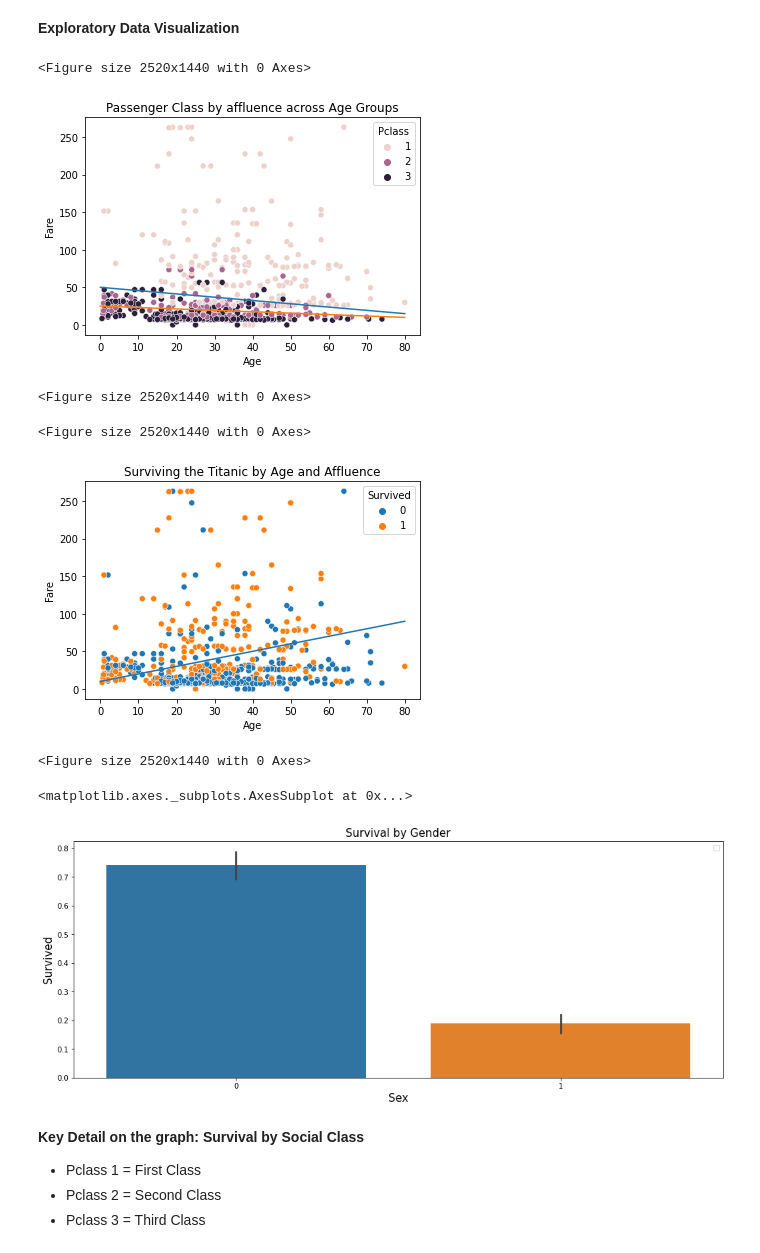
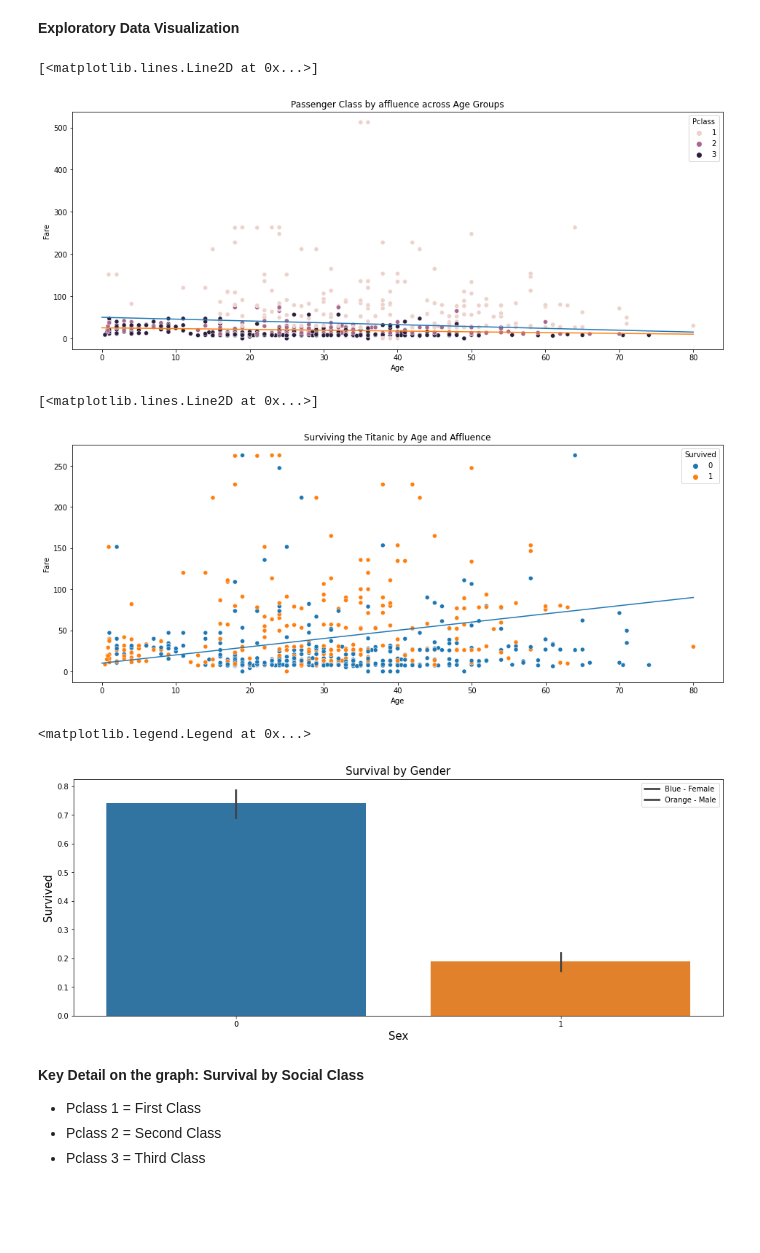
Before and after one commit to invest41/Surviving-the-Titanic, a Jupyter notebook: Titanic_Survival.ipynb, the cells around one changed output. Cells and saved outputs as stored; diff of their text form; code cells hidden in the pictures; blank space fills up the shorter version.

```diff
--- a/Titanic_Survival.ipynb
+++ b/Titanic_Survival.ipynb
@@ -237,45 +186,43 @@ You would've survived...
 # %%
 fares = df['Fare']
 age = df['Age']
 pclass = df['Pclass']
 
+plt.figure(figsize=(16,6))
 sns.scatterplot(age,fares,hue=pclass)
 plt.title('Passenger Class by affluence across Age Groups')
 plt.plot([0,80],[50,15]) #Gaussian NB
 plt.plot([0,80],[25,10])
-plt.figure(figsize=(35,20))
 # %% [output]
-<Figure size 2520x1440 with 0 Axes>
+[<matplotlib.lines.Line2D at 0x...>]
-[figure, old version]
+[figure, new version]
-<Figure size 2520x1440 with 0 Axes>
 # %%
 fares = df['Fare']
 age = df['Age'][::-1]
 pclass = df['Pclass']
 survv = df['Survived']
 
+plt.figure(figsize=(16,6))
 sns.scatterplot(age,fares,hue=survv)
 plt.title('Surviving the Titanic by Age and Affluence')
 plt.plot([0,80],[10,90]) #Logistic Regression
-plt.figure(figsize=(35,20))
 # %% [output]
-<Figure size 2520x1440 with 0 Axes>
+[<matplotlib.lines.Line2D at 0x...>]
-[figure, old version]
+[figure, new version]
-<Figure size 2520x1440 with 0 Axes>
 # %%
 gender = df['Sex']
 survival = df['Survived']
 
 
 plt.figure(figsize=(16,6))
+sns.barplot(x=gender,y=survival)
 plt.xlabel('Sex',fontsize=15)
 plt.ylabel('Survived', fontsize=15)
 plt.title('Survival by Gender',fontsize=15)
-plt.legend(['blue','orange'],loc="upper right")
-sns.barplot(x=gender,y=survival)
+plt.legend(['Blue - Female','Orange - Male'],loc="upper right")
 # %% [output]
-<matplotlib.axes._subplots.AxesSubplot at 0x...>
+<matplotlib.legend.Legend at 0x...>
-[figure, old version]
+[figure, new version]
 # %% [markdown]
 **Key Detail on the graph: Survival by Social Class**
 - Pclass 1 = First Class
```
Also changed, not shown: parts of 4 cells of this notebook.
